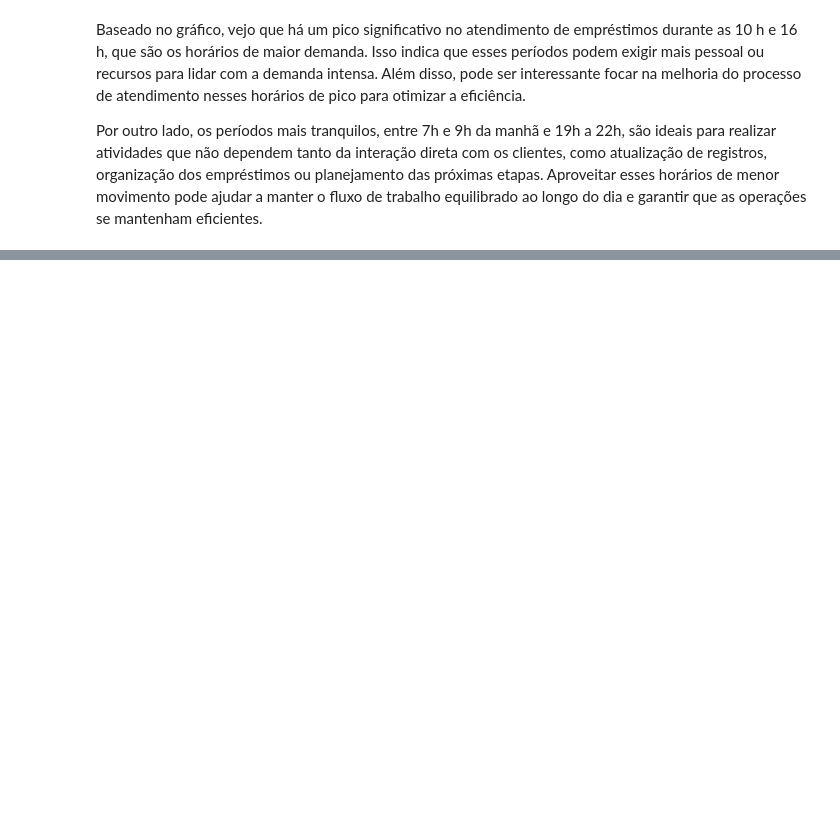
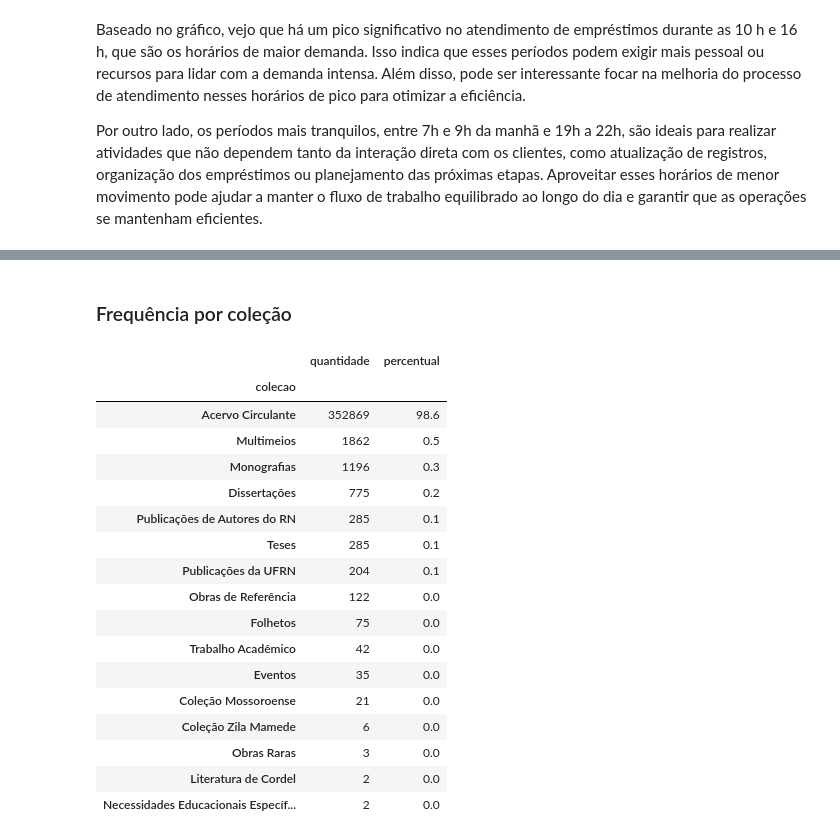
Before and after one commit to Douglas-Lucarelli/analise-dados-biblioteca-ufrn, a Jupyter notebook: analise_biblioteca.ipynb, the cells around one changed output, grey strips where cells are left out. Cells and saved outputs as stored; diff of their text form; code cells hidden in the pictures; blank space fills up the shorter version.

Commit message:
análise das variáveis categóricas com tabelas de frequência e insights estratégicos

```diff
--- a/analise_biblioteca.ipynb
+++ b/analise_biblioteca.ipynb
@@ -358,0 +511,17 @@ Por outro lado, os períodos mais tranquilos, entre 7h e 9h da manhã e 19h a 22
+# %%
+def tabela_frequencia(df, variavel):
+  '''
+  Esta função gera uma tabela de frequência com percentuais de acordo
+  com a variável categórica passada.
+  :param df: DataFrame com os dados.
+  :param variavel: Nome da variável categórica a ser analisada.
+  :return: DataFrame com a tabela de frequência e percentuais.
+
+  '''
+
+
+  dataframe = pd.DataFrame(df[variavel].value_counts())
+  dataframe.columns = ['quantidade']
+  dataframe['percentual'] = round((dataframe.quantidade / dataframe.quantidade.sum())*100, 1)
+
+  return dataframe
@@ -358,0 +546,23 @@ Por outro lado, os períodos mais tranquilos, entre 7h e 9h da manhã e 19h a 22
+# %% [markdown]
+### Frequência por coleção
+# %%
+tabela_frequencia(todos_emprestimos, 'colecao')
+# %% [output]
+|  | quantidade | percentual |
+| colecao |  |  |
+| Acervo Circulante | 352869 | 98.6 |
+| Multimeios | 1862 | 0.5 |
+| Monografias | 1196 | 0.3 |
+| Dissertações | 775 | 0.2 |
+| Publicações de Autores do RN | 285 | 0.1 |
+| Teses | 285 | 0.1 |
+| Publicações da UFRN | 204 | 0.1 |
+| Obras de Referência | 122 | 0.0 |
+| Folhetos | 75 | 0.0 |
+| Trabalho Acadêmico | 42 | 0.0 |
+| Eventos | 35 | 0.0 |
+| Coleção Mossoroense | 21 | 0.0 |
+| Coleção Zila Mamede | 6 | 0.0 |
+| Obras Raras | 3 | 0.0 |
+| Literatura de Cordel | 2 | 0.0 |
+| Necessidades Educacionais Específ... | 2 | 0.0 |
```
Also changed, not shown: parts of 31 cells of this notebook.
